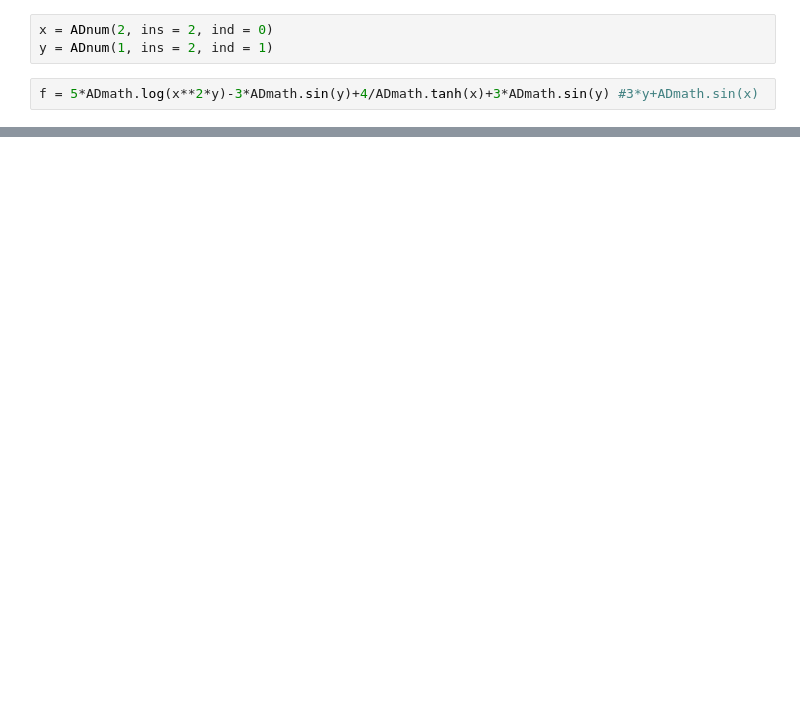
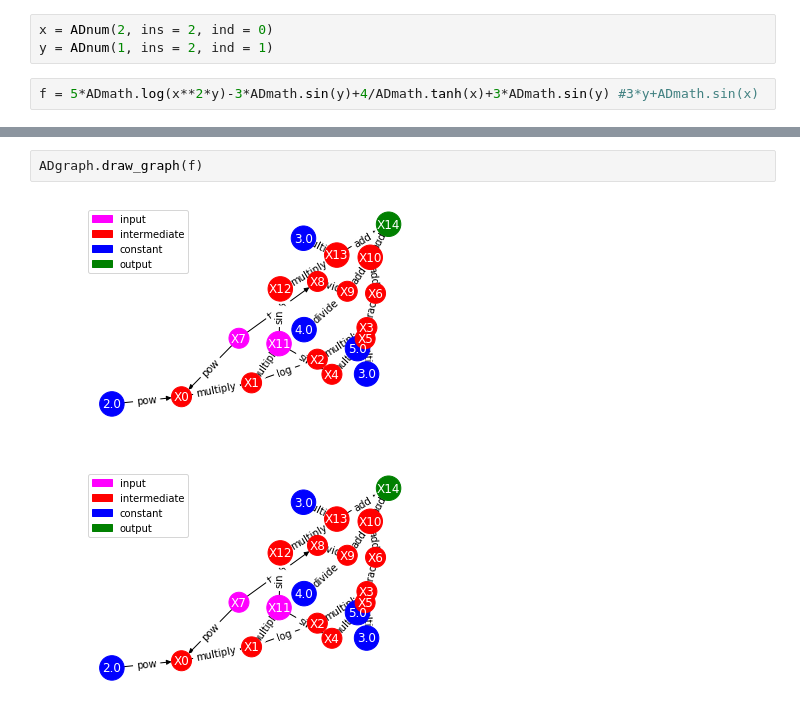
Before and after one commit to tamilselvanarjun/auto-ed, a Jupyter notebook: ReverseModeTesting.ipynb, the cells around one changed output, grey strips where cells are left out. Cells and saved outputs as stored; diff of their text form; blank space fills up the shorter version.

```diff
--- a/ReverseModeTesting.ipynb
+++ b/ReverseModeTesting.ipynb
@@ -37,0 +41,5 @@ array([1., 1.])
+# %%
+ADgraph.draw_graph(f)
+# %% [output]
+[figure, added]
+[figure, added]
```
Also changed, not shown: parts of 24 cells of this notebook.
